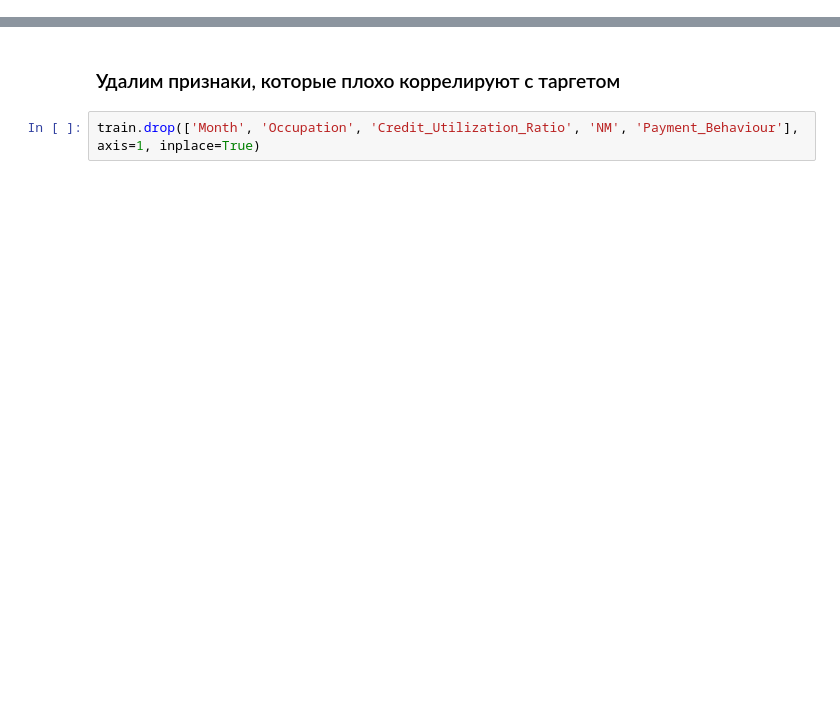
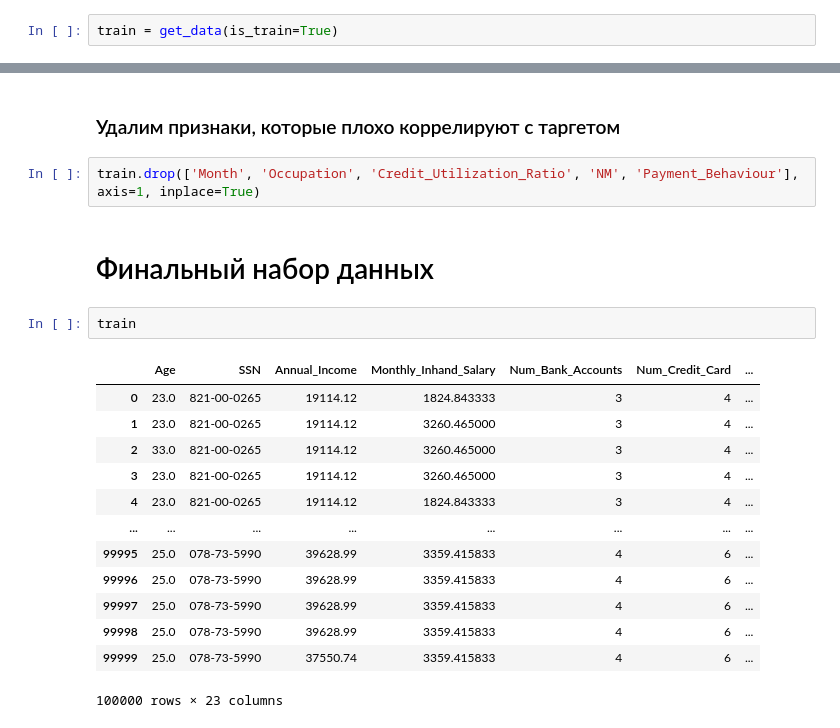
Before and after one commit to Jeyd0n/CreditScoringProject, a Jupyter notebook: notebooks/cleared_data_preprocessing.ipynb, the cells around one changed output, grey strips where cells are left out. Drawn from its saved outputs; the diff is of its cells as text; blank space fills up the shorter version.

```diff
--- a/notebooks/cleared_data_preprocessing.ipynb
+++ b/notebooks/cleared_data_preprocessing.ipynb
@@ -43,3 +20,5 @@ connection.close()
+# %%
+train = get_data(is_train=True)
 # %% [markdown]
 # Data overview
 # %%
@@ -362,3 +340,21 @@ train.drop('SSN', axis=1).corr(method='spearman')
 ### Удалим признаки, которые плохо коррелируют с таргетом
 # %%
 train.drop(['Month', 'Occupation', 'Credit_Utilization_Ratio', 'NM', 'Payment_Behaviour'], axis=1, inplace=True)
+# %% [markdown]
+# Финальный набор данных
+# %%
+train
+# %% [output]
+|  | Age | SSN | Annual_Income | Monthly_Inhand_Salary | Num_Bank_Accounts | Num_Credit_Card | ... |
+| 0 | 23.0 | 821-00-0265 | 19114.12 | 1824.843333 | 3 | 4 | ... |
+| 1 | 23.0 | 821-00-0265 | 19114.12 | 3260.465000 | 3 | 4 | ... |
+| 2 | 33.0 | 821-00-0265 | 19114.12 | 3260.465000 | 3 | 4 | ... |
+| 3 | 23.0 | 821-00-0265 | 19114.12 | 3260.465000 | 3 | 4 | ... |
+| 4 | 23.0 | 821-00-0265 | 19114.12 | 1824.843333 | 3 | 4 | ... |
+| ... | ... | ... | ... | ... | ... | ... | ... |
+| 99995 | 25.0 | 078-73-5990 | 39628.99 | 3359.415833 | 4 | 6 | ... |
+| 99996 | 25.0 | 078-73-5990 | 39628.99 | 3359.415833 | 4 | 6 | ... |
+| 99997 | 25.0 | 078-73-5990 | 39628.99 | 3359.415833 | 4 | 6 | ... |
+| 99998 | 25.0 | 078-73-5990 | 39628.99 | 3359.415833 | 4 | 6 | ... |
+| 99999 | 25.0 | 078-73-5990 | 37550.74 | 3359.415833 | 4 | 6 | ... |
+100000 rows × 23 columns
```
Also changed, not shown: parts of 7 cells of this notebook, 8 other files.
